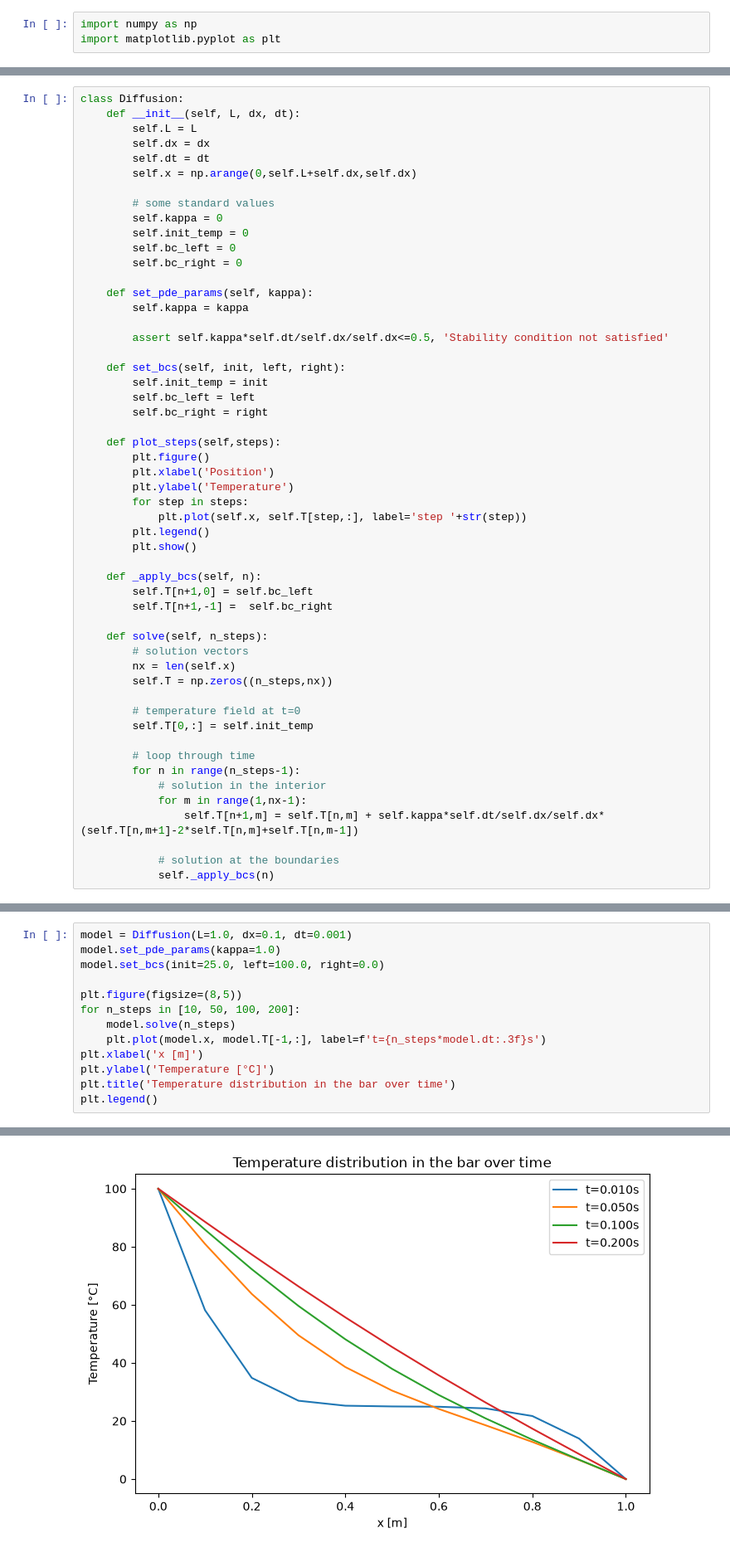
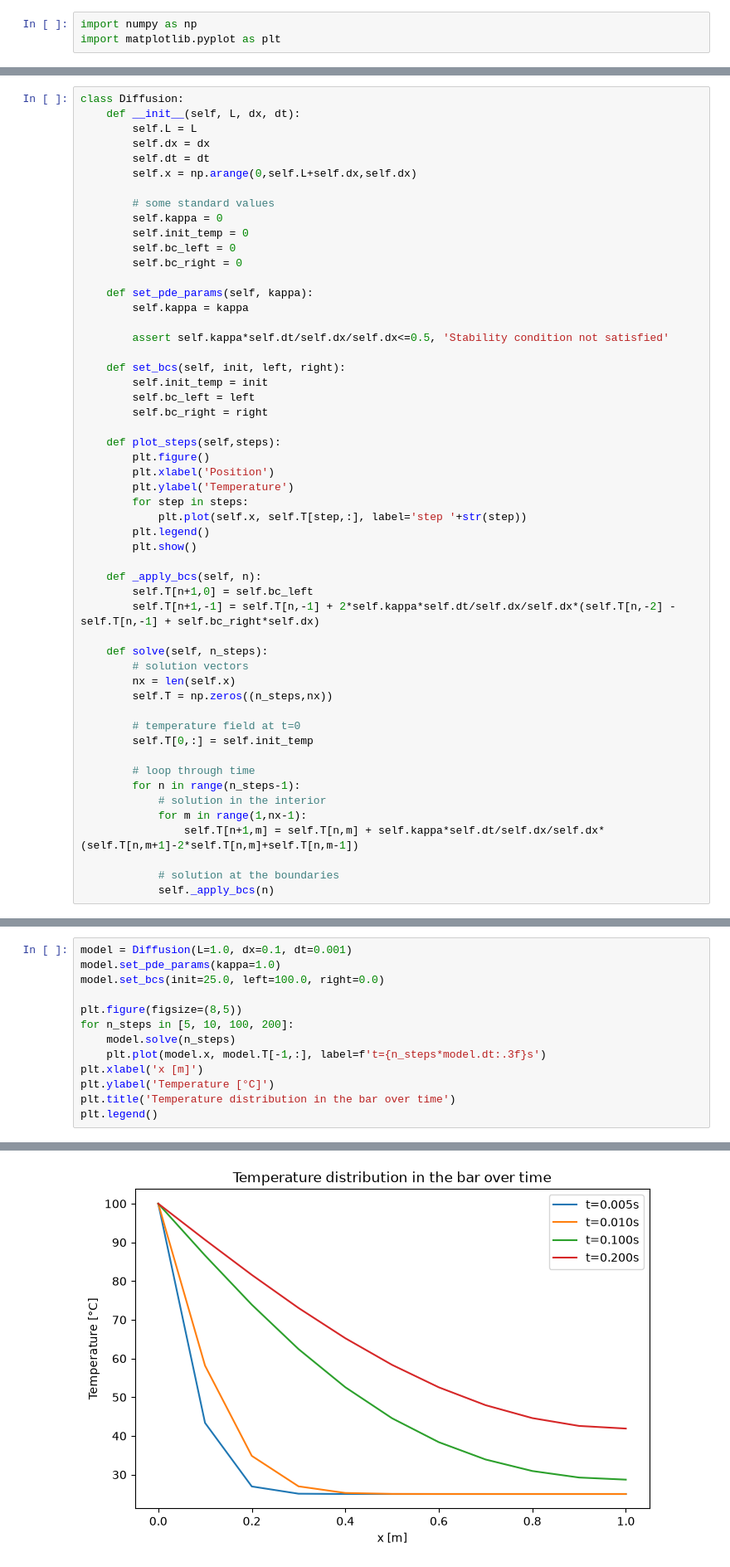
Before and after one commit to Svangrootveld/PA2.1, a Jupyter notebook: 2_oop.ipynb, the cells around one changed output, grey strips where cells are left out. Shown at 83% size. Drawn from its saved outputs; the diff is of its cells as text.

```diff
--- a/2_oop.ipynb
+++ b/2_oop.ipynb
@@ -50,7 +50,7 @@ class Diffusion:
 
     def _apply_bcs(self, n):
         self.T[n+1,0] = self.bc_left
-        self.T[n+1,-1] =  self.bc_right
+        self.T[n+1,-1] = self.T[n,-1] + 2*self.kappa*self.dt/self.dx/self.dx*(self.T[n,-2] - self.T[n,-1] + self.bc_right*self.dx)
 
     def solve(self, n_steps):
         # solution vectors
@@ -87,19 +87,19 @@ class Diffusion:
 # %%
 model = Diffusion(L=1.0, dx=0.1, dt=0.001)
 model.set_pde_params(kappa=1.0)
 model.set_bcs(init=25.0, left=100.0, right=0.0)
 
 plt.figure(figsize=(8,5))
-for n_steps in [10, 50, 100, 200]:
+for n_steps in [5, 10, 100, 200]:
     model.solve(n_steps)
     plt.plot(model.x, model.T[-1,:], label=f't={n_steps*model.dt:.3f}s')
 plt.xlabel('x [m]')
 plt.ylabel('Temperature [°C]')
 plt.title('Temperature distribution in the bar over time')
 plt.legend()
 # %% [output]
 <matplotlib.legend.Legend at 0x...>
-[figure, old version]
+[figure, new version]
 # %% [markdown]
 > See how much more natural it felt this time? Our class organizes parameters in a way that makes sense and provides interfaces that promote **gradual model building** and improved user experience.
 >
```
Also changed, not shown: parts of 1 cell of this notebook.
